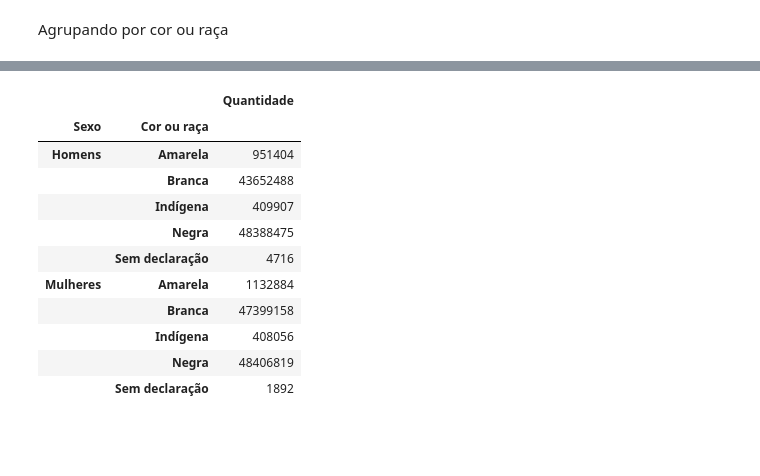
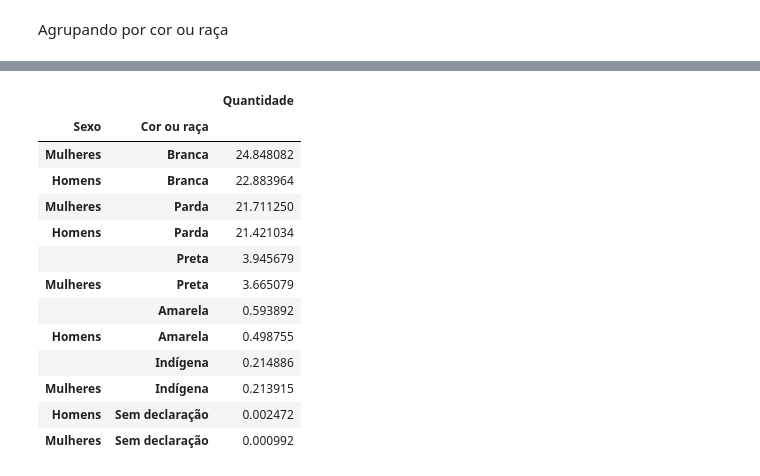
Before and after one commit to pyladiespb-org/minicurso-analise-descritiva-dados-abertos, a Jupyter notebook: AnalisePopulacao.ipynb, the cells around one changed output, grey strips where cells are left out. Saved outputs shown, nothing was run; the diff lists cells and outputs as text; code cells hidden in the pictures; blank space fills up the shorter version.

```diff
--- a/AnalisePopulacao.ipynb
+++ b/AnalisePopulacao.ipynb
@@ -261,16 +267,19 @@ cor_ou_raca_porcentagem.plot(kind='bar')
 # %%
-sexo_cor_ou_raca = populacao.groupby(['Sexo', 'Cor ou raça']).sum()
+sexo_cor_ou_raca = populacao.groupby(['Sexo', 'Cor ou raça']).sum().sort_values('Quantidade', ascending=False)
+sexo_cor_ou_raca = pd.DataFrame(sexo_cor_ou_raca['Quantidade']/sum(sexo_cor_ou_raca['Quantidade'])*100)
 sexo_cor_ou_raca
 # %% [output]
 |  |  | Quantidade |
 | Sexo | Cor ou raça |  |
-| Homens | Amarela | 951404 |
-|  | Branca | 43652488 |
-|  | Indígena | 409907 |
-|  | Negra | 48388475 |
-|  | Sem declaração | 4716 |
-| Mulheres | Amarela | 1132884 |
-|  | Branca | 47399158 |
-|  | Indígena | 408056 |
-|  | Negra | 48406819 |
-|  | Sem declaração | 1892 |
+| Mulheres | Branca | 24.848082 |
+| Homens | Branca | 22.883964 |
+| Mulheres | Parda | 21.711250 |
+| Homens | Parda | 21.421034 |
+|  | Preta | 3.945679 |
+| Mulheres | Preta | 3.665079 |
+|  | Amarela | 0.593892 |
+| Homens | Amarela | 0.498755 |
+|  | Indígena | 0.214886 |
+| Mulheres | Indígena | 0.213915 |
+| Homens | Sem declaração | 0.002472 |
+| Mulheres | Sem declaração | 0.000992 |
```
Also changed, not shown: parts of 16 cells of this notebook, 1 other file.
